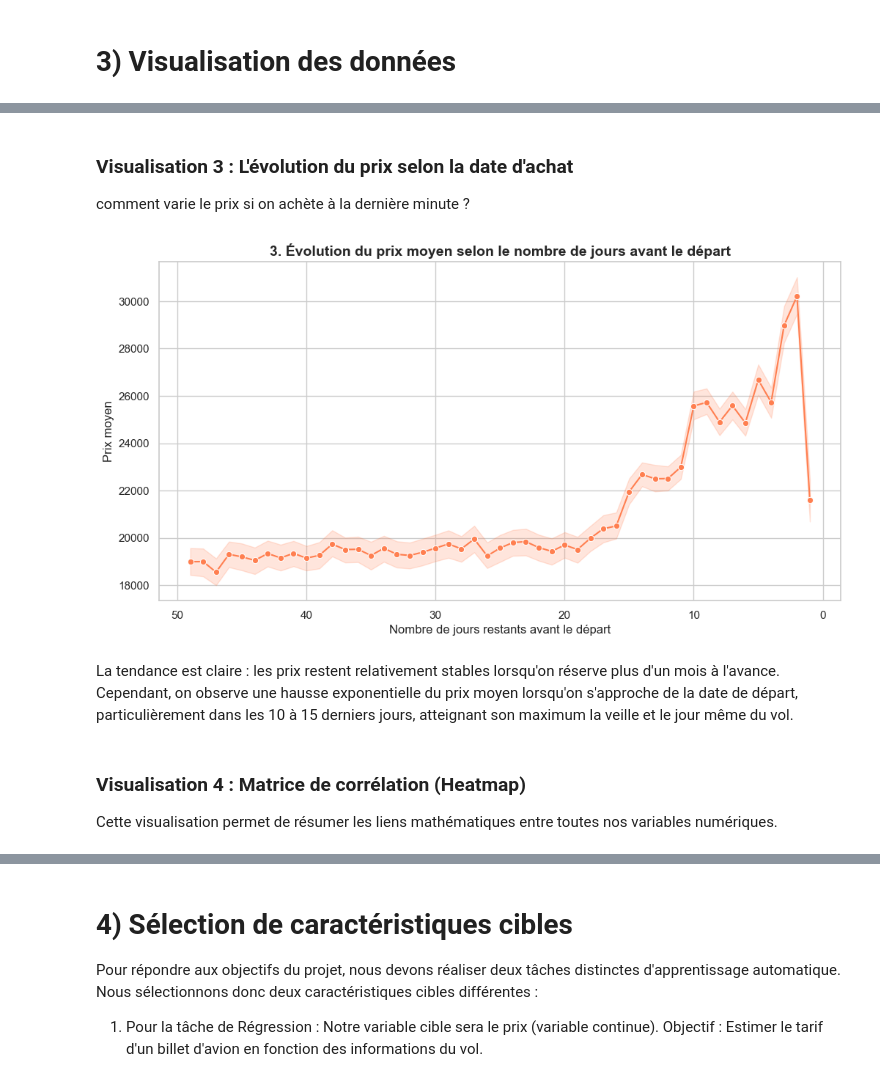
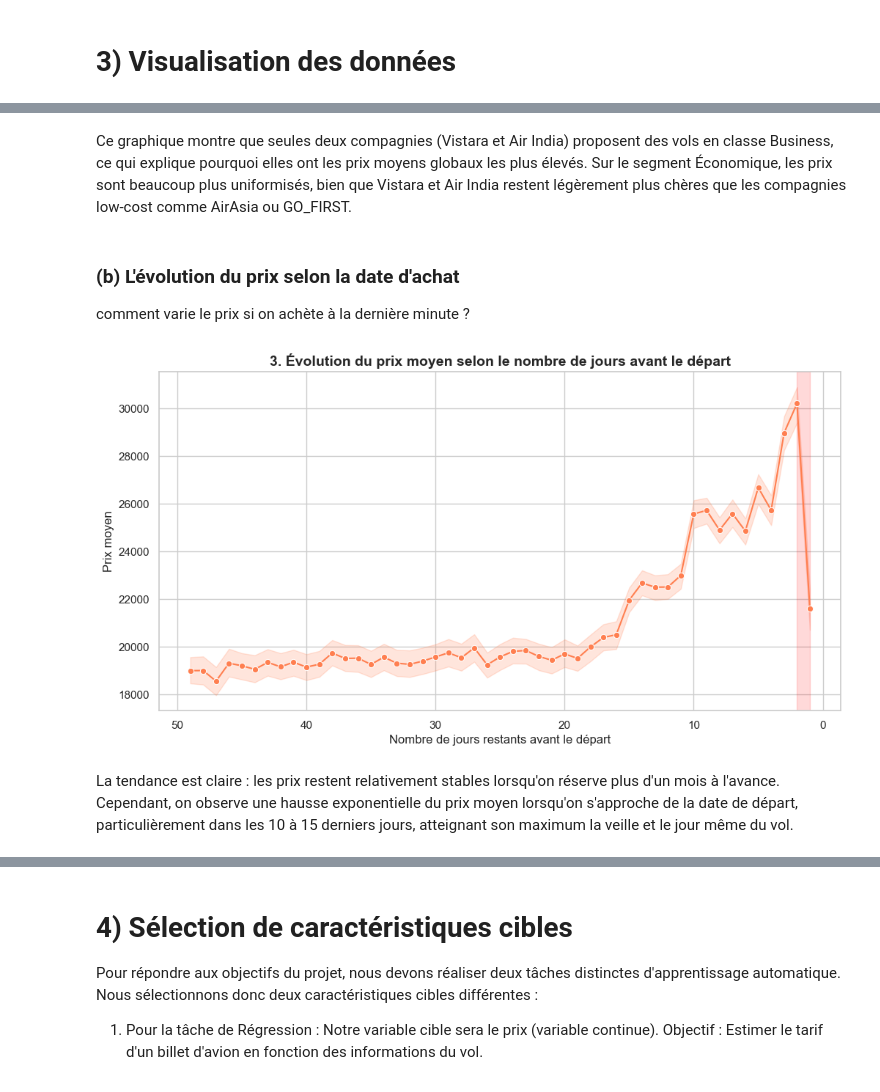
Before and after one commit to eliotthbn/fondement_ia, a Jupyter notebook: Projet.ipynb, the cells around one changed output, grey strips where cells are left out. Cells and saved outputs as stored; diff of their text form; code cells hidden in the pictures.

```diff
--- a/Projet.ipynb
+++ b/Projet.ipynb
@@ -251,19 +275,19 @@ Le boxplot confirme une différence drastique et sans chevauchement entre la cla
+# %% [markdown]
+Ce graphique montre que seules deux compagnies (Vistara et Air India) proposent des vols en classe Business, ce qui explique pourquoi elles ont les prix moyens globaux les plus élevés. Sur le segment Économique, les prix sont beaucoup plus uniformisés, bien que Vistara et Air India restent légèrement plus chères que les compagnies low-cost comme AirAsia ou GO_FIRST.
 # %% [markdown]
-### Visualisation 3 : L'évolution du prix selon la date d'achat
+### (b) L'évolution du prix selon la date d'achat
 comment varie le prix si on achète à la dernière minute ?
 # %%
 plt.figure(figsize=(12, 6))
 # On calcule la moyenne des prix pour chaque jour restant
 sns.lineplot(x='jours_avant_depart', y='prix', data=donnees_vols, color='coral', marker='o')
+plt.axvspan(1, 2, color='red', alpha=0.15, label="1–2 jours avant")
 plt.title('3. Évolution du prix moyen selon le nombre de jours avant le départ', fontsize=14, fontweight='bold')
 plt.xlabel('Nombre de jours restants avant le départ', fontsize=12)
 plt.ylabel('Prix moyen', fontsize=12)
 plt.gca().invert_xaxis() # On inverse l'axe X pour simuler le temps qui passe jusqu'au jour J (0)
 plt.show()
 # %% [output]
-[figure, old version]
+[figure, new version]
 # %% [markdown]
 La tendance est claire : les prix restent relativement stables lorsqu'on réserve plus d'un mois à l'avance. Cependant, on observe une hausse exponentielle du prix moyen lorsqu'on s'approche de la date de départ, particulièrement dans les 10 à 15 derniers jours, atteignant son maximum la veille et le jour même du vol.
-# %% [markdown]
-### Visualisation 4 : Matrice de corrélation (Heatmap)
-Cette visualisation permet de résumer les liens mathématiques entre toutes nos variables numériques.
```
Also changed, not shown: parts of 23 cells of this notebook, 1 other file.
